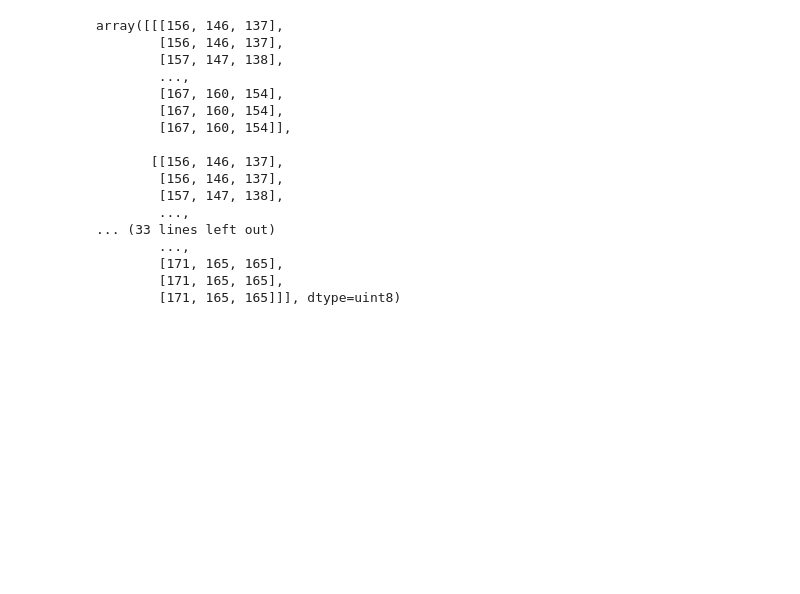
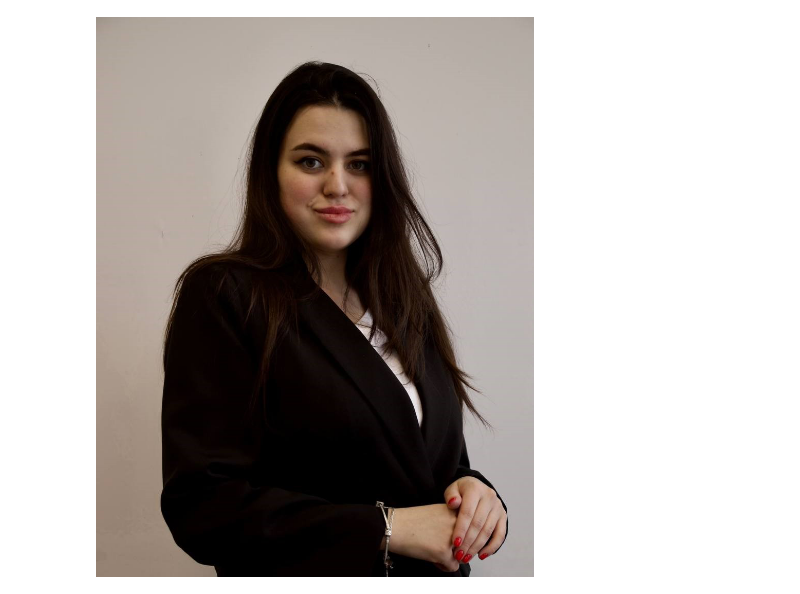
Before and after one commit to sdskripnikova/MathCode2024, a Jupyter notebook: homework-05/Homework 5.ipynb, the cells around one changed output. Saved outputs shown, nothing was run; the diff lists cells and outputs as text; code cells hidden in the pictures; blank space fills up the shorter version.

```diff
--- a/homework-05/Homework 5.ipynb
+++ b/homework-05/Homework 5.ipynb
@@ -1,29 +1,13 @@
 # %%
 import numpy as np
 from PIL import Image
 
 # Преобразование из PIL в Numpy Array
 img = Image.open('me_before.jpg')
 x = np.array(img)
-x
+img
 # %% [output]
-array([[[156, 146, 137],
-        [156, 146, 137],
-        [157, 147, 138],
-        ...,
-        [167, 160, 154],
-        [167, 160, 154],
-        [167, 160, 154]],
-
-       [[156, 146, 137],
-        [156, 146, 137],
-        [157, 147, 138],
-        ...,
-... (33 lines left out)
-        ...,
-        [171, 165, 165],
-        [171, 165, 165],
-        [171, 165, 165]]], dtype=uint8)
+[figure, added]
 # %%
 # Создание функции для сжатия картинки
 def reduce_rank(U, S, Vt, r):
```
Also changed, not shown: parts of 4 cells of this notebook.
